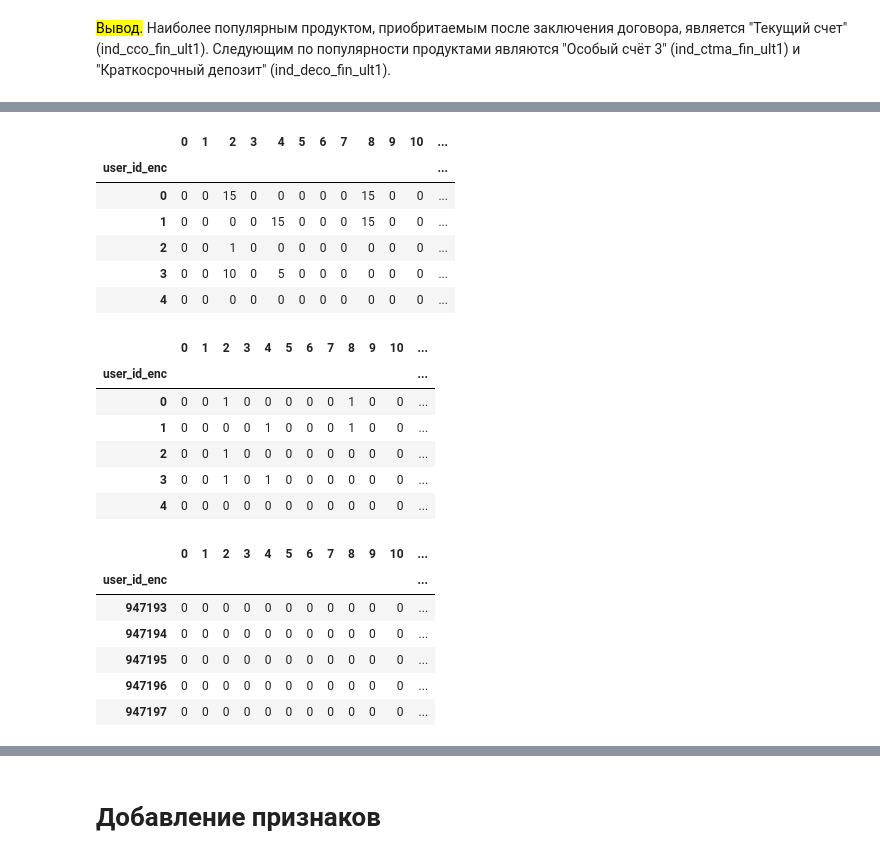
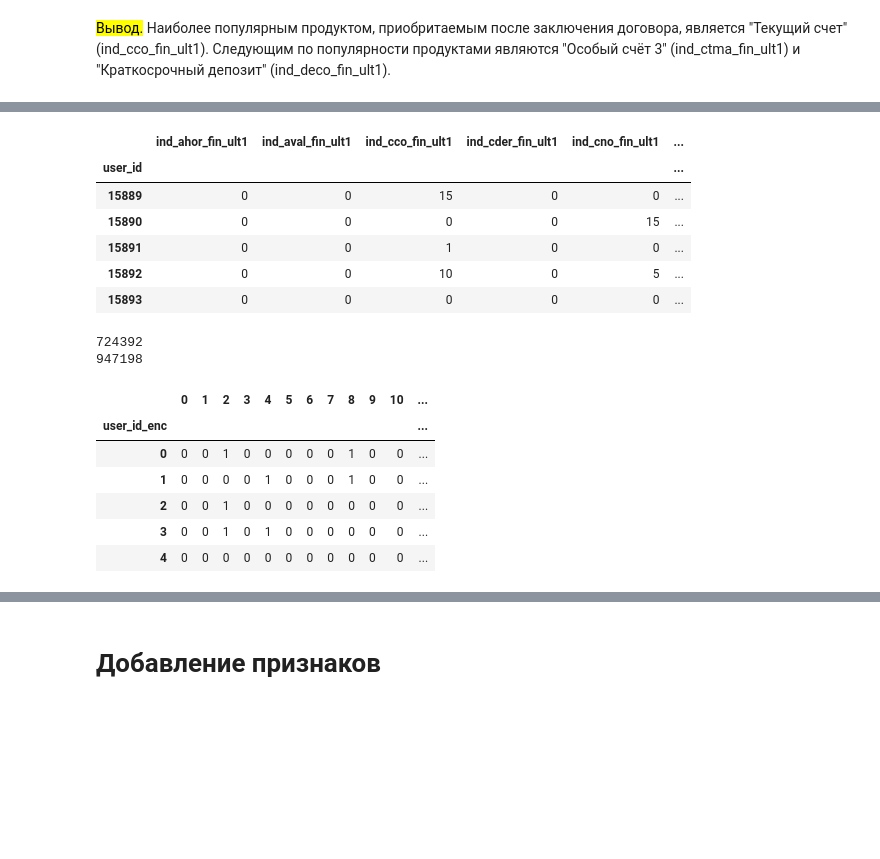
Before and after one commit to alien150684/banking_products_recom, a Jupyter notebook: recommendations.ipynb, the cells around one changed output, grey strips where cells are left out. Saved outputs shown, nothing was run; the diff lists cells and outputs as text; code cells hidden in the pictures; blank space fills up the shorter version.

```diff
--- a/recommendations.ipynb
+++ b/recommendations.ipynb
@@ -890,19 +855,0 @@ del prepared_df
-# %%
-# Кодируем user_id в последовательность 0, 1, 2, ...
-user_encoder_train = LabelEncoder()
-user_encoder_train.fit(train_df["user_id"])
-train_df["user_id_enc"] = user_encoder_train.transform(train_df["user_id"])
-
-user_encoder_inference = LabelEncoder()
-user_encoder_inference.fit(inference_df["user_id"])
-inference_df["user_id_enc"] = user_encoder_inference.transform(inference_df["user_id"])
-
-# Словарь для кодировки id клиентов: mapping user_id -> encoded value
-# users_enc_dict = {user_id: encoded_value for user_id, encoded_value in zip(user_encoder.classes_, user_encoder.transform(user_encoder.classes_))}
-# Словарь для раскодировки id клиентов: mapping encoded value -> user_id
-# users_dec_dict = {value: key for key, value in users_enc_dict.items()}
-
-# Кодируем user_id
-# train_df["user_id_enc"] = train_df["user_id"].map(users_enc_dict)
-# target_df["user_id_enc"] = target_df["user_id"].map(lambda x: users_enc_dict.get(x, -1)) # -1 для новых user_id
-# test_df["user_id_enc"] = test_df["user_id"].map(lambda x: users_enc_dict.get(x, -1)) # -1 для новых user_id
@@ -1025,3 +970,5 @@ def als_model(events: pd.DataFrame, user_ids_encoded, user_encoder: LabelEncoder
 # %%
-# Определим продукты, которые приобретены клиентами на момент обучения модели
-u2i_train_df = train_df.groupby(by='user_id_enc')[items_list].sum()
+# Определим длительность владения продуктами в рамках обучающего периода
+train_df[items_list] = train_df[items_list].fillna(0)
+duration_train_df = train_df.groupby(by='user_id')[items_list].sum()
+duration_train_df = duration_train_df.astype("int")
@@ -1048,24 +975,24 @@ memory usage: 180.7 MB
 # %%
-# user_item_df = user_item_df.fillna(0)
-u2i_train_df = u2i_train_df.astype("int")
-u2i_train_df = u2i_train_df.rename(columns=items_enc_dict)
-u2i_train_df.head()
+duration_train_df.head()
 # %% [output]
-|  | 0 | 1 | 2 | 3 | 4 | 5 | 6 | 7 | 8 | 9 | 10 | ... |
-| user_id_enc |  |  |  |  |  |  |  |  |  |  |  | ... |
-| 0 | 0 | 0 | 15 | 0 | 0 | 0 | 0 | 0 | 15 | 0 | 0 | ... |
-| 1 | 0 | 0 | 0 | 0 | 15 | 0 | 0 | 0 | 15 | 0 | 0 | ... |
-| 2 | 0 | 0 | 1 | 0 | 0 | 0 | 0 | 0 | 0 | 0 | 0 | ... |
-| 3 | 0 | 0 | 10 | 0 | 5 | 0 | 0 | 0 | 0 | 0 | 0 | ... |
-| 4 | 0 | 0 | 0 | 0 | 0 | 0 | 0 | 0 | 0 | 0 | 0 | ... |
+|  | ind_ahor_fin_ult1 | ind_aval_fin_ult1 | ind_cco_fin_ult1 | ind_cder_fin_ult1 | ind_cno_fin_ult1 | ... |
+| user_id |  |  |  |  |  | ... |
+| 15889 | 0 | 0 | 15 | 0 | 0 | ... |
+| 15890 | 0 | 0 | 0 | 0 | 15 | ... |
+| 15891 | 0 | 0 | 1 | 0 | 0 | ... |
+| 15892 | 0 | 0 | 10 | 0 | 5 | ... |
+| 15893 | 0 | 0 | 0 | 0 | 0 | ... |
+# %%
+# Подсчитываем количество строк, где есть хотя бы одно значение 1
+print(duration_train_df[duration_train_df.any(axis=1)].shape[0])
+print(duration_train_df.shape[0])
+# %% [output]
+724392
+947198
 # %%
-u2i_train_df.mask(u2i_train_df > 0, 1, inplace=True)
-u2i_train_df.head()
+# Обозначим факты владения банковскими продуктами 1
+u2i_train_df = duration_train_df.mask(duration_train_df > 0, 1)
+
+# Важный момент. Исключаем из матрицы нулевые строки.
+# Клиентов, которые ничем не владеют на рассматриваемом временном промежутке можно приравнять к "холодным".
+u2i_train_df = u2i_train_df[u2i_train_df.any(axis=1)]
-# %% [output]
-|  | 0 | 1 | 2 | 3 | 4 | 5 | 6 | 7 | 8 | 9 | 10 | ... |
-| user_id_enc |  |  |  |  |  |  |  |  |  |  |  | ... |
-| 0 | 0 | 0 | 1 | 0 | 0 | 0 | 0 | 0 | 1 | 0 | 0 | ... |
-| 1 | 0 | 0 | 0 | 0 | 1 | 0 | 0 | 0 | 1 | 0 | 0 | ... |
-| 2 | 0 | 0 | 1 | 0 | 0 | 0 | 0 | 0 | 0 | 0 | 0 | ... |
-| 3 | 0 | 0 | 1 | 0 | 1 | 0 | 0 | 0 | 0 | 0 | 0 | ... |
-| 4 | 0 | 0 | 0 | 0 | 0 | 0 | 0 | 0 | 0 | 0 | 0 | ... |
@@ -1072,10 +1013,10 @@ u2i_train_df.head()
 # %%
-u2i_train_df.tail()
+u2i_train_df.head()
 # %% [output]
 |  | 0 | 1 | 2 | 3 | 4 | 5 | 6 | 7 | 8 | 9 | 10 | ... |
 | user_id_enc |  |  |  |  |  |  |  |  |  |  |  | ... |
-| 947193 | 0 | 0 | 0 | 0 | 0 | 0 | 0 | 0 | 0 | 0 | 0 | ... |
-| 947194 | 0 | 0 | 0 | 0 | 0 | 0 | 0 | 0 | 0 | 0 | 0 | ... |
-| 947195 | 0 | 0 | 0 | 0 | 0 | 0 | 0 | 0 | 0 | 0 | 0 | ... |
-| 947196 | 0 | 0 | 0 | 0 | 0 | 0 | 0 | 0 | 0 | 0 | 0 | ... |
-| 947197 | 0 | 0 | 0 | 0 | 0 | 0 | 0 | 0 | 0 | 0 | 0 | ... |
+| 0 | 0 | 0 | 1 | 0 | 0 | 0 | 0 | 0 | 1 | 0 | 0 | ... |
+| 1 | 0 | 0 | 0 | 0 | 1 | 0 | 0 | 0 | 1 | 0 | 0 | ... |
+| 2 | 0 | 0 | 1 | 0 | 0 | 0 | 0 | 0 | 0 | 0 | 0 | ... |
+| 3 | 0 | 0 | 1 | 0 | 1 | 0 | 0 | 0 | 0 | 0 | 0 | ... |
+| 4 | 0 | 0 | 0 | 0 | 0 | 0 | 0 | 0 | 0 | 0 | 0 | ... |
```
Also changed, not shown: parts of 101 cells of this notebook.
